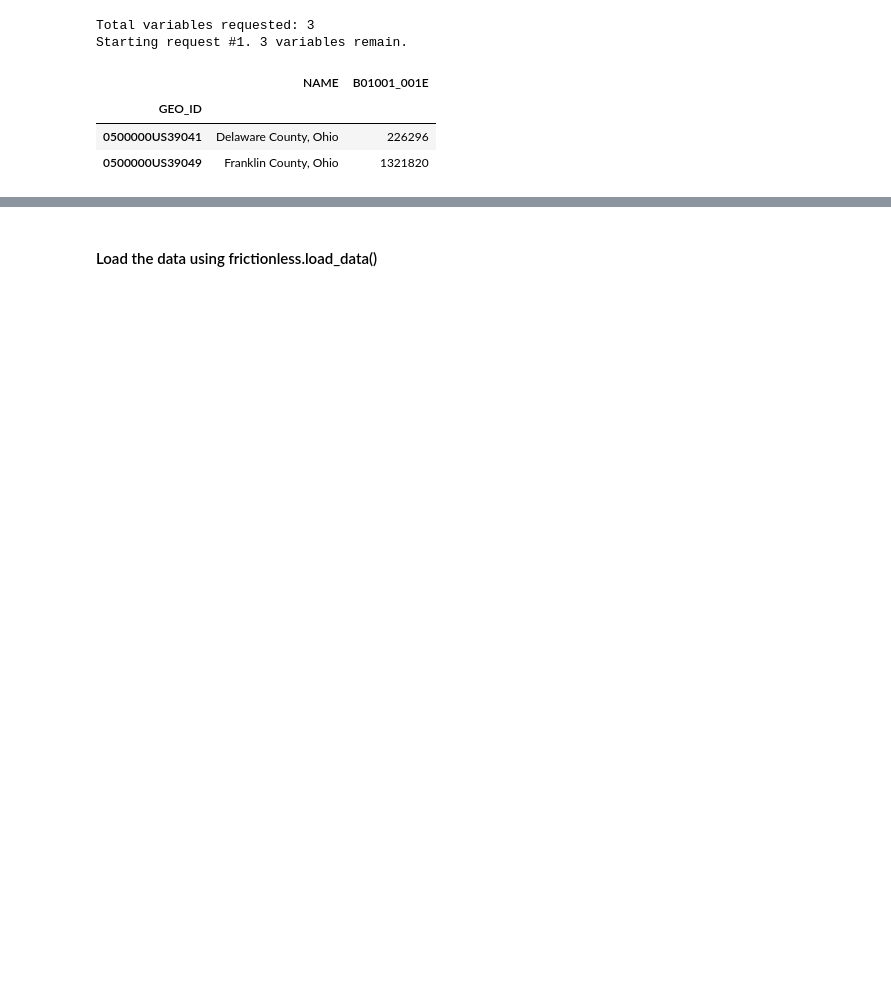
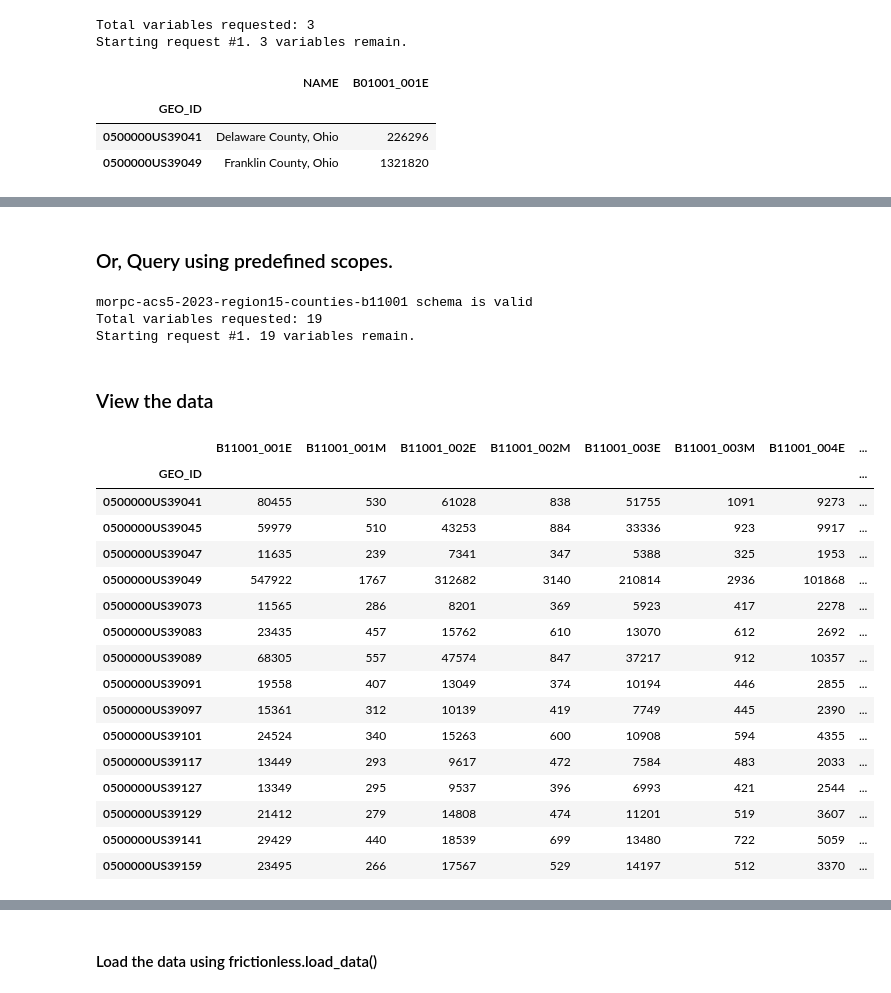
Before and after one commit to morpc/morpc-py, a Jupyter notebook: docs/07-morpc-census-demo.ipynb, the cells around one changed output, grey strips where cells are left out. Saved outputs shown, nothing was run; the diff lists cells and outputs as text; code cells hidden in the pictures; blank space fills up the shorter version.

Commit message:
update census docs for acs data class

```diff
--- a/docs/07-morpc-census-demo.ipynb
+++ b/docs/07-morpc-census-demo.ipynb
@@ -39,0 +44,2 @@ Run that script according to the documentation and then use acs_generate_dimensi
+# %%
+acs = morpc.census.acs_data('B11001', '2023', '5')
@@ -39,0 +91,30 @@ Run that script according to the documentation and then use acs_generate_dimensi
+# %% [markdown]
+### Or, Query using predefined scopes.
+# %%
+acs.query(scope='region15-counties')
+# %% [output]
+morpc-acs5-2023-region15-counties-b11001 schema is valid
+Total variables requested: 19
+Starting request #1. 19 variables remain.
+# %% [markdown]
+### View the data
+# %%
+acs.DATA
+# %% [output]
+|  | B11001_001E | B11001_001M | B11001_002E | B11001_002M | B11001_003E | B11001_003M | B11001_004E | ... |
+| GEO_ID |  |  |  |  |  |  |  | ... |
+| 0500000US39041 | 80455 | 530 | 61028 | 838 | 51755 | 1091 | 9273 | ... |
+| 0500000US39045 | 59979 | 510 | 43253 | 884 | 33336 | 923 | 9917 | ... |
+| 0500000US39047 | 11635 | 239 | 7341 | 347 | 5388 | 325 | 1953 | ... |
+| 0500000US39049 | 547922 | 1767 | 312682 | 3140 | 210814 | 2936 | 101868 | ... |
+| 0500000US39073 | 11565 | 286 | 8201 | 369 | 5923 | 417 | 2278 | ... |
+| 0500000US39083 | 23435 | 457 | 15762 | 610 | 13070 | 612 | 2692 | ... |
+| 0500000US39089 | 68305 | 557 | 47574 | 847 | 37217 | 912 | 10357 | ... |
+| 0500000US39091 | 19558 | 407 | 13049 | 374 | 10194 | 446 | 2855 | ... |
+| 0500000US39097 | 15361 | 312 | 10139 | 419 | 7749 | 445 | 2390 | ... |
+| 0500000US39101 | 24524 | 340 | 15263 | 600 | 10908 | 594 | 4355 | ... |
+| 0500000US39117 | 13449 | 293 | 9617 | 472 | 7584 | 483 | 2033 | ... |
+| 0500000US39127 | 13349 | 295 | 9537 | 396 | 6993 | 421 | 2544 | ... |
+| 0500000US39129 | 21412 | 279 | 14808 | 474 | 11201 | 519 | 3607 | ... |
+| 0500000US39141 | 29429 | 440 | 18539 | 699 | 13480 | 722 | 5059 | ... |
+| 0500000US39159 | 23495 | 266 | 17567 | 529 | 14197 | 512 | 3370 | ... |
```
Also changed, not shown: parts of 27 cells of this notebook.
